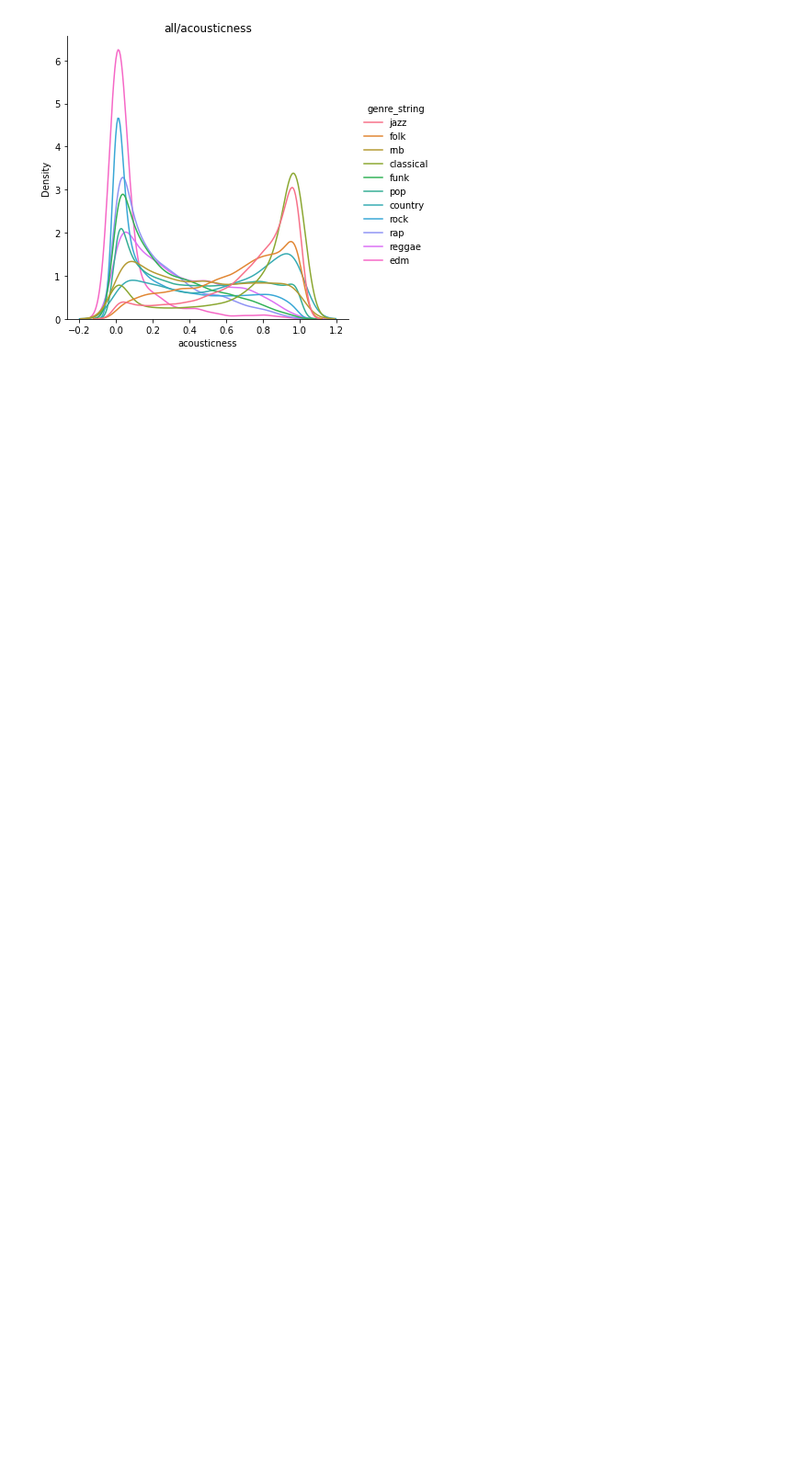
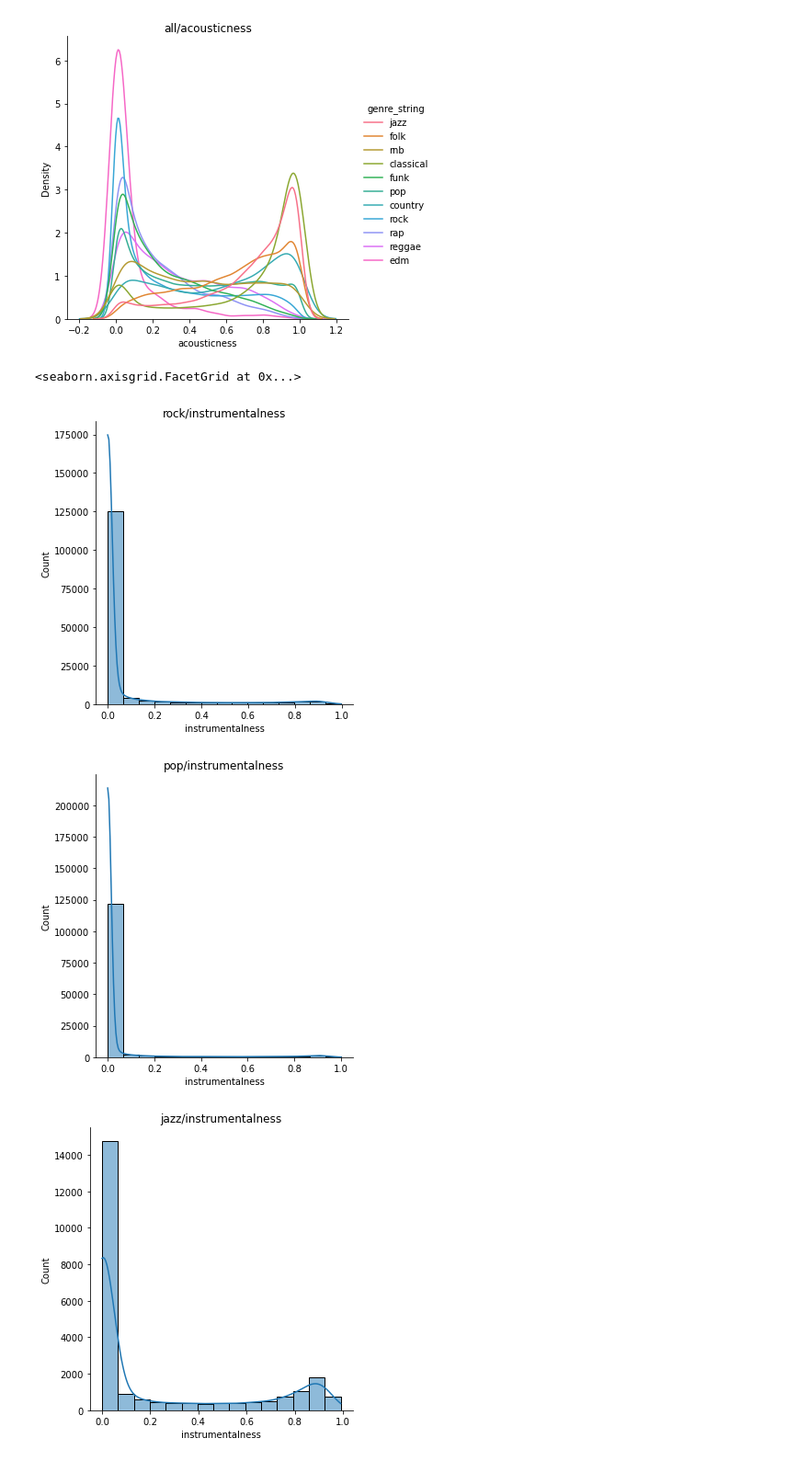
Before and after one commit to lucasleone21/Analyzing-Spotify-tracks, a Jupyter notebook: AnalyzingSpotifytracks.ipynb, the cells around one changed output. Shown at 92% size. Drawn from its saved outputs; the diff is of its cells as text; code cells hidden in the pictures; blank space fills up the shorter version.

```diff
--- a/AnalyzingSpotifytracks.ipynb
+++ b/AnalyzingSpotifytracks.ipynb
@@ -378,3 +378,35 @@ sns.displot(data=training_tracks, x=training_tracks["acousticness"], hue='genre_
 [figure]
 [figure]
 [figure]
+# %%
+# Realizar o gráfico de distribuição para todos os gêneros e depois fazer
+# um gráfico que mistura todas as linhas
+# gráfico de distribuição instrumentalness/rock
+sns.displot(x=rock_training_tracks["instrumentalness"],data=rock_training_tracks,bins=15,kde=True).set(title='rock/instrumentalness')
+# gráfico de distribuição instrumentalness/pop
+sns.displot(x=pop_training_tracks["instrumentalness"],data=pop_training_tracks,bins=15,kde=True).set(title='pop/instrumentalness')
+# gráfico de distribuição instrumentalness/jazz
+sns.displot(x=jazz_training_tracks["instrumentalness"],data=jazz_training_tracks,bins=15,kde=True).set(title='jazz/instrumentalness')
+# gráfico de distribuição instrumentalness/folk
+sns.displot(x=folk_training_tracks["instrumentalness"],data=folk_training_tracks,bins=15,kde=True).set(title='folk/instrumentalness')
+# gráfico de distribuição instrumentalness/funk
+sns.displot(x=funk_training_tracks["instrumentalness"],data=funk_training_tracks,bins=15,kde=True).set(title='funk/instrumentalness')
+# gráfico de distribuição instrumentalness/classical
+sns.displot(x=classical_training_tracks["instrumentalness"],data=classical_training_tracks,bins=15,kde=True).set(title='classical/instrumentalness')
+# gráfico de distribuição instrumentalness/rap
+sns.displot(x=rap_training_tracks["instrumentalness"],data=rap_training_tracks,bins=15,kde=True).set(title='rap/instrumentalness')
+# gráfico de distribuição instrumentalness/reggae
+sns.displot(x=reggae_training_tracks["instrumentalness"],data=reggae_training_tracks,bins=15,kde=True).set(title='reggae/instrumentalness')
+# gráfico de distribuição instrumentalness/country
+sns.displot(x=country_training_tracks["instrumentalness"],data=country_training_tracks,bins=15,kde=True).set(title='country/instrumentalness')
+# gráfico de distribuição instrumentalness/rnb
+sns.displot(x=rnb_training_tracks["instrumentalness"],data=rnb_training_tracks,bins=15,kde=True).set(title='rnb/instrumentalness')
+# gráfico de distribuição instrumentalness/edm
+sns.displot(x=edm_training_tracks["instrumentalness"],data=edm_training_tracks,bins=15,kde=True).set(title='edm/instrumentalness')
+# gráfico juntando todos os gráficos anteriores
+sns.displot(data=training_tracks, x=training_tracks["instrumentalness"], hue='genre_string', kind='kde',common_norm=False).set(title='all/instrumentalness')
+# %% [output]
+<seaborn.axisgrid.FacetGrid at 0x...>
+[figure, added]
+[figure, added]
+[figure, added]
```
Also changed, not shown: parts of 38 cells of this notebook.
